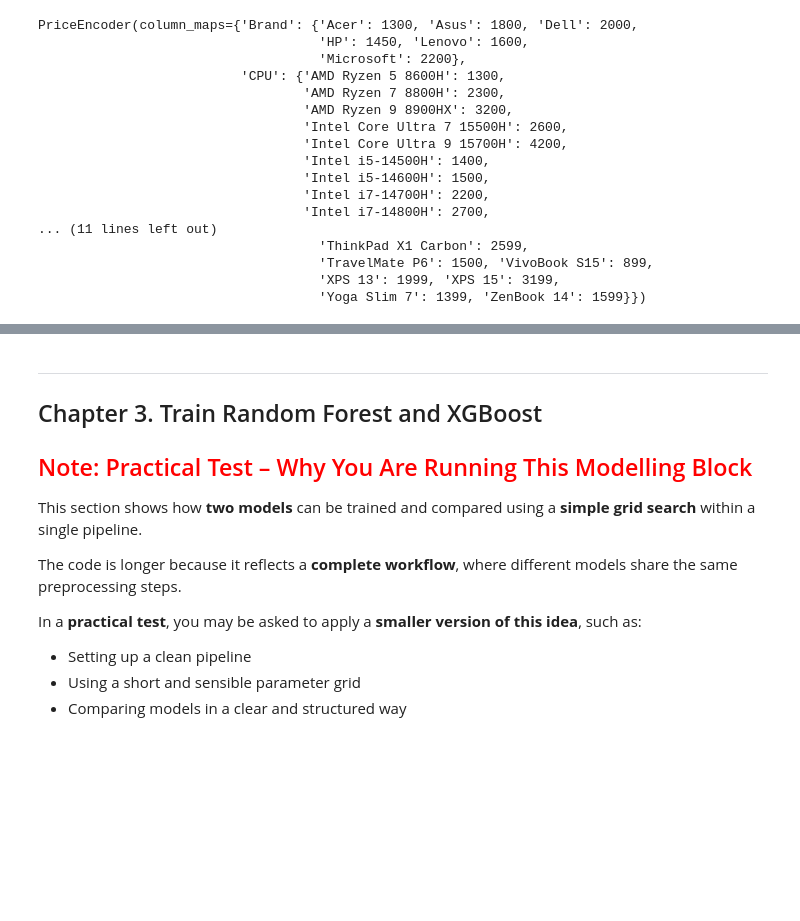
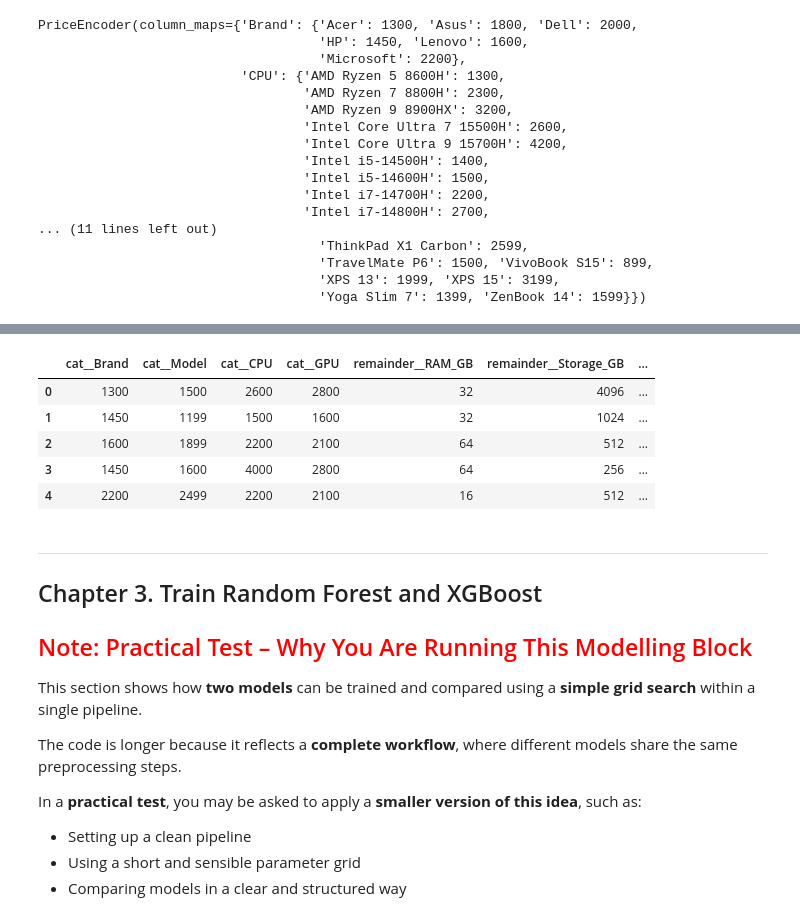
Before and after one commit to mohamad-azrin/ADALL_github, a Jupyter notebook: Copy_of_ADALL_Modelling_Evaluation_With_LLM.ipynb, the cells around one changed output, grey strips where cells are left out. Drawn from its saved outputs; the diff is of its cells as text; code cells hidden in the pictures; blank space fills up the shorter version.

```diff
--- a/Copy_of_ADALL_Modelling_Evaluation_With_LLM.ipynb
+++ b/Copy_of_ADALL_Modelling_Evaluation_With_LLM.ipynb
@@ -241,3 +250,14 @@ PriceEncoder(column_maps={'Brand': {'Acer': 1300, 'Asus': 1800, 'Dell': 2000,
+# %%
+encode_data = preprocessor.fit_transform(X_train)
+my_df = pd.DataFrame(encode_data, columns=preprocessor.get_feature_names_out())
+my_df.head()
+# %% [output]
+|  | cat__Brand | cat__Model | cat__CPU | cat__GPU | remainder__RAM_GB | remainder__Storage_GB | ... |
+| 0 | 1300 | 1500 | 2600 | 2800 | 32 | 4096 | ... |
+| 1 | 1450 | 1199 | 1500 | 1600 | 32 | 1024 | ... |
+| 2 | 1600 | 1899 | 2200 | 2100 | 64 | 512 | ... |
+| 3 | 1450 | 1600 | 4000 | 2800 | 64 | 256 | ... |
+| 4 | 2200 | 2499 | 2200 | 2100 | 16 | 512 | ... |
 # %% [markdown]
 ---
 
```
Also changed, not shown: parts of 1 cell of this notebook.
